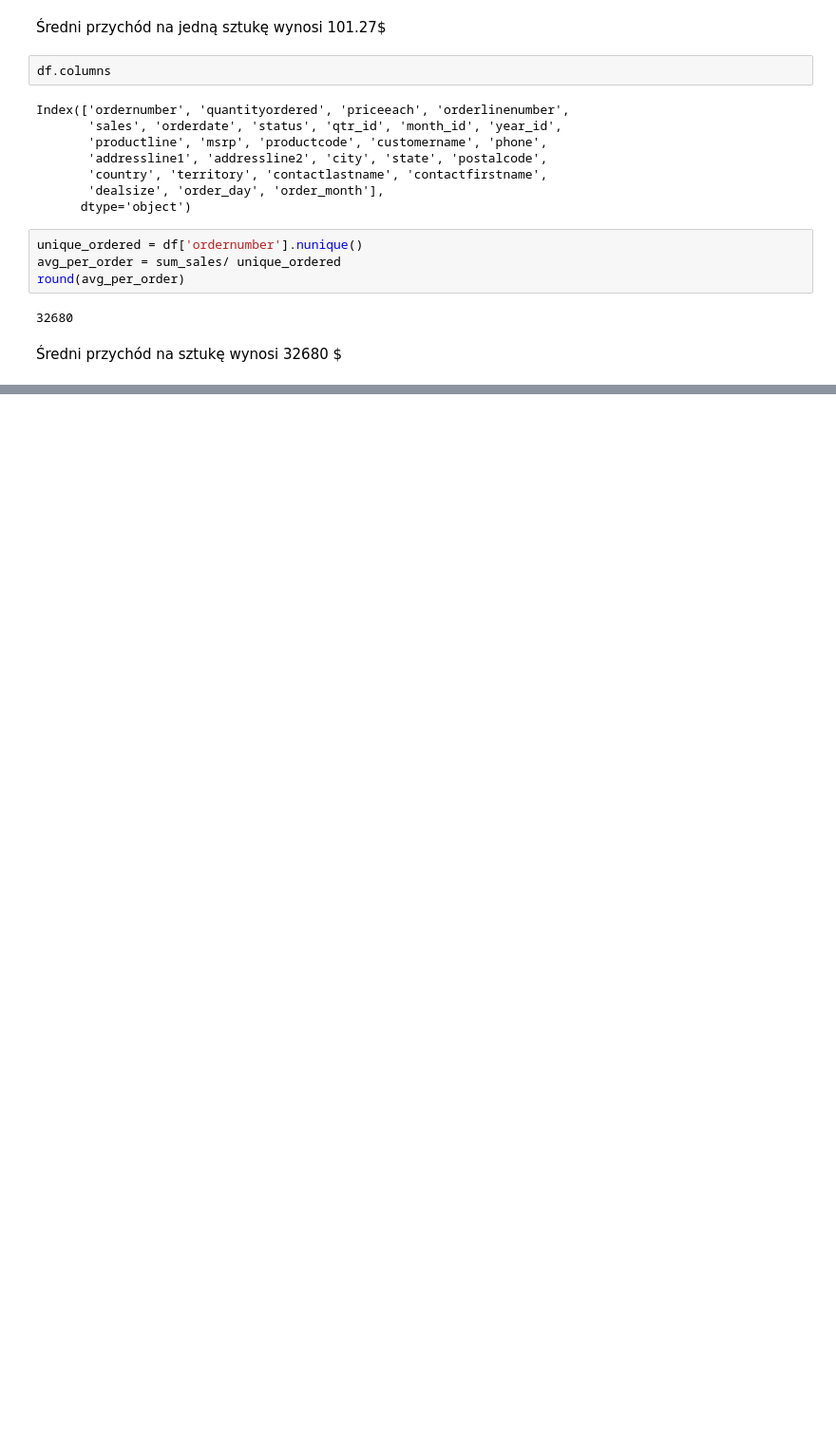
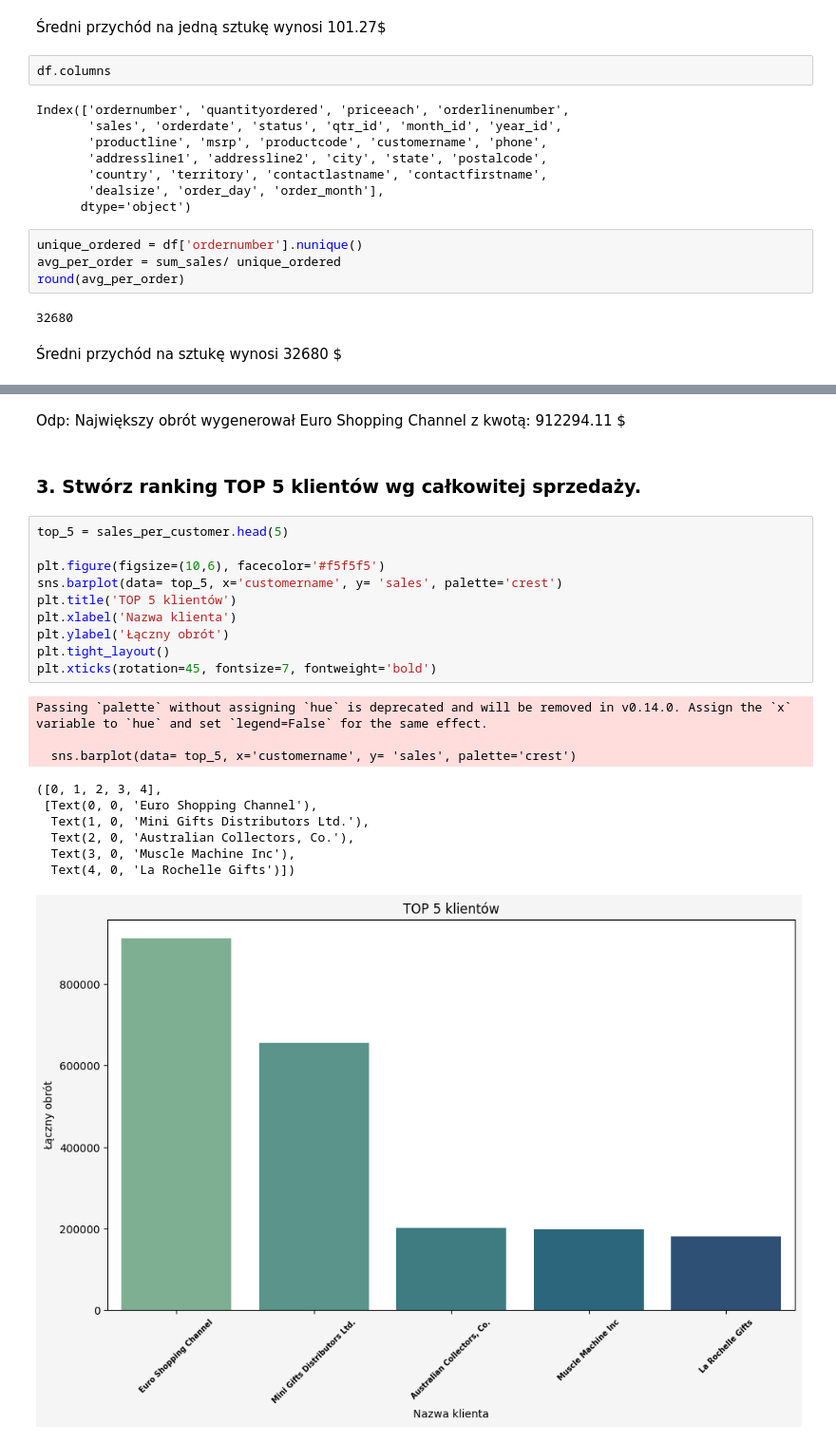
Before and after one commit to AdrianSchmidt96/mini-projects-adrian, a Jupyter notebook: data_analysis_sales/analysis.ipynb, the cells around one changed output, grey strips where cells are left out. Shown at 95% size. Cells and saved outputs as stored; diff of their text form; blank space fills up the shorter version.

```diff
--- a/data_analysis_sales/analysis.ipynb
+++ b/data_analysis_sales/analysis.ipynb
@@ -285,0 +374,25 @@ round(avg_per_order)
+# %% [markdown]
+Odp: Największy obrót wygenerował Euro Shopping Channel z kwotą: 912294.11 $
+# %% [markdown]
+### 3. Stwórz ranking TOP 5 klientów wg całkowitej sprzedaży.
+# %%
+top_5 = sales_per_customer.head(5)
+
+plt.figure(figsize=(10,6), facecolor='#f5f5f5')
+sns.barplot(data= top_5, x='customername', y= 'sales', palette='crest')
+plt.title('TOP 5 klientów')
+plt.xlabel('Nazwa klienta')
+plt.ylabel('Łączny obrót')
+plt.tight_layout()
+plt.xticks(rotation=45, fontsize=7, fontweight='bold')
+# %% [output]
+Passing `palette` without assigning `hue` is deprecated and will be removed in v0.14.0. Assign the `x` variable to `hue` and set `legend=False` for the same effect.
+
+  sns.barplot(data= top_5, x='customername', y= 'sales', palette='crest')
+([0, 1, 2, 3, 4],
+ [Text(0, 0, 'Euro Shopping Channel'),
+  Text(1, 0, 'Mini Gifts Distributors Ltd.'),
+  Text(2, 0, 'Australian Collectors, Co.'),
+  Text(3, 0, 'Muscle Machine Inc'),
+  Text(4, 0, 'La Rochelle Gifts')])
+[figure, added]
```
Also changed, not shown: parts of 20 cells of this notebook, 1 other file.
